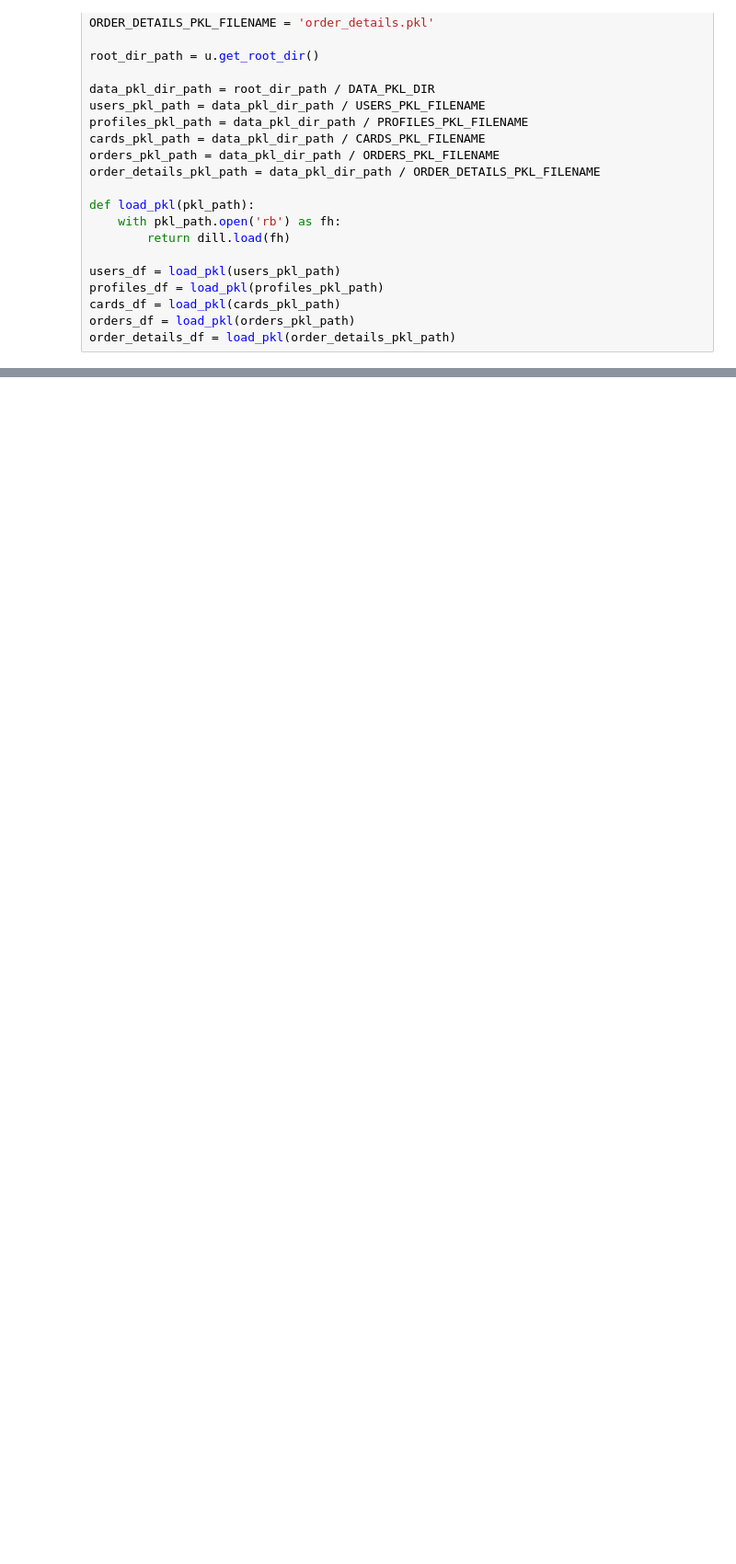
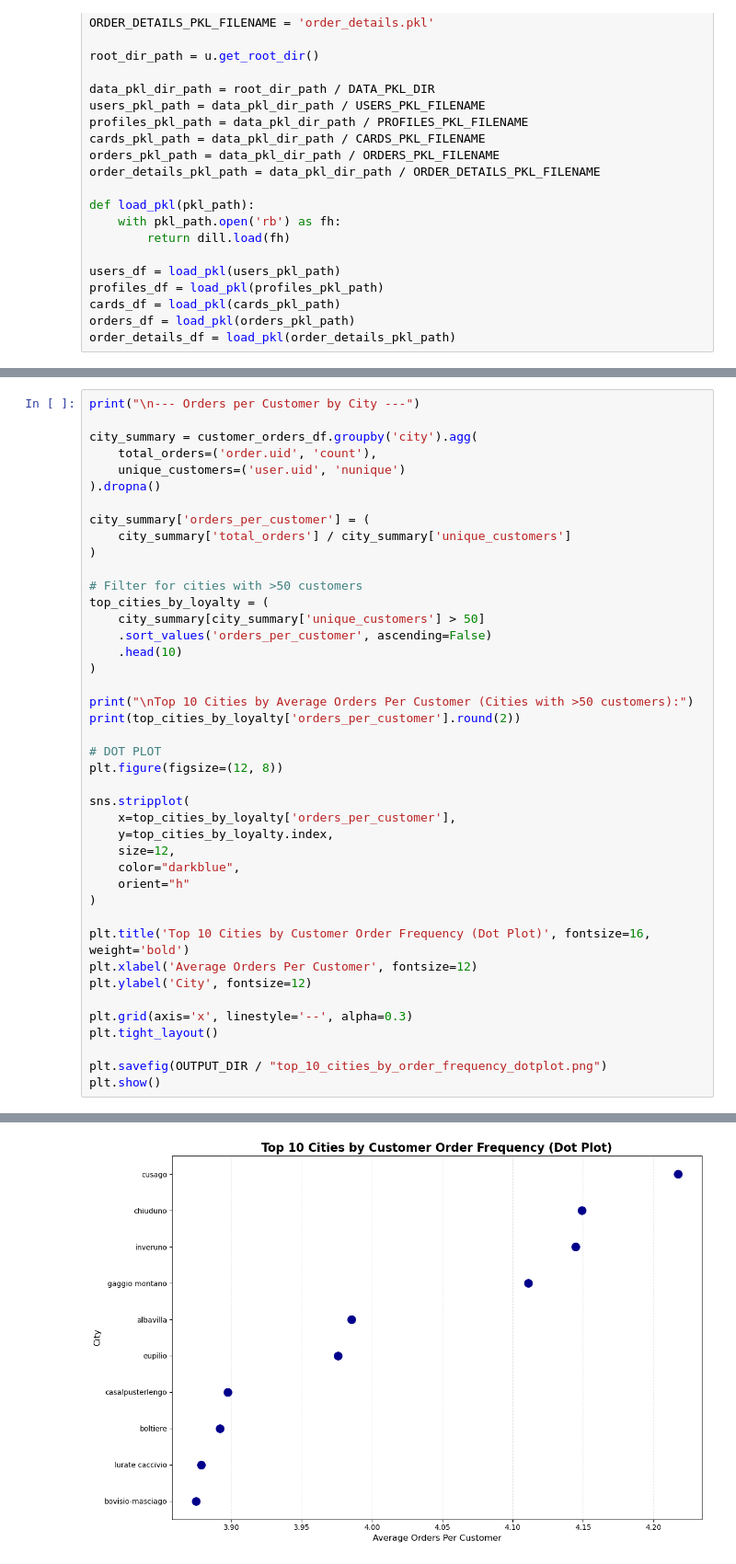
Before and after one commit to F4rab1/Marketing_Analytics, a Jupyter notebook: notebooks/02_data_analysis.ipynb, the cells around one changed output, grey strips where cells are left out. Shown: that part at 92% size. Cells and saved outputs as stored; diff of their text form; blank space fills up the shorter version.

```diff
--- a/notebooks/02_data_analysis.ipynb
+++ b/notebooks/02_data_analysis.ipynb
@@ -53,0 +189,43 @@ display(users_df.head())
+# %%
+print("\n--- Orders per Customer by City ---")
+
+city_summary = customer_orders_df.groupby('city').agg(
+    total_orders=('order.uid', 'count'),
+    unique_customers=('user.uid', 'nunique')
+).dropna()
+
+city_summary['orders_per_customer'] = (
+    city_summary['total_orders'] / city_summary['unique_customers']
+)
+
+# Filter for cities with >50 customers
+top_cities_by_loyalty = (
+    city_summary[city_summary['unique_customers'] > 50]
+    .sort_values('orders_per_customer', ascending=False)
+    .head(10)
+)
+
+print("\nTop 10 Cities by Average Orders Per Customer (Cities with >50 customers):")
+print(top_cities_by_loyalty['orders_per_customer'].round(2))
+
+# DOT PLOT
+plt.figure(figsize=(12, 8))
+
+sns.stripplot(
+    x=top_cities_by_loyalty['orders_per_customer'],
+    y=top_cities_by_loyalty.index,
+    size=12,
+    color="darkblue",
+    orient="h"
+)
+
+plt.title('Top 10 Cities by Customer Order Frequency (Dot Plot)', fontsize=16, weight='bold')
+plt.xlabel('Average Orders Per Customer', fontsize=12)
+plt.ylabel('City', fontsize=12)
+
+plt.grid(axis='x', linestyle='--', alpha=0.3)
+plt.tight_layout()
+
+plt.savefig(OUTPUT_DIR / "top_10_cities_by_order_frequency_dotplot.png")
+plt.show()
+# %% [output]
@@ -53,0 +247 @@ display(users_df.head())
+[figure, added]
```
Also changed, not shown: parts of 28 cells of this notebook, 14 other files.
